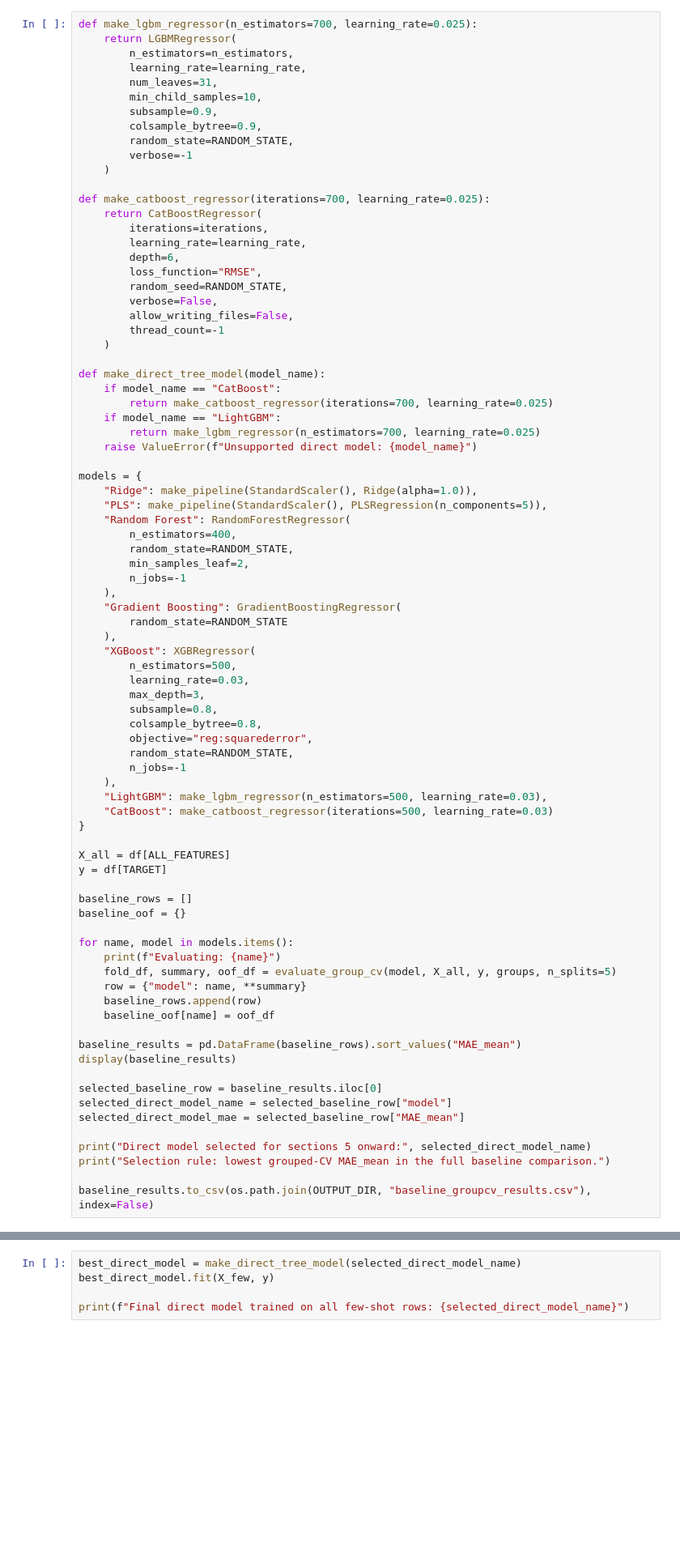
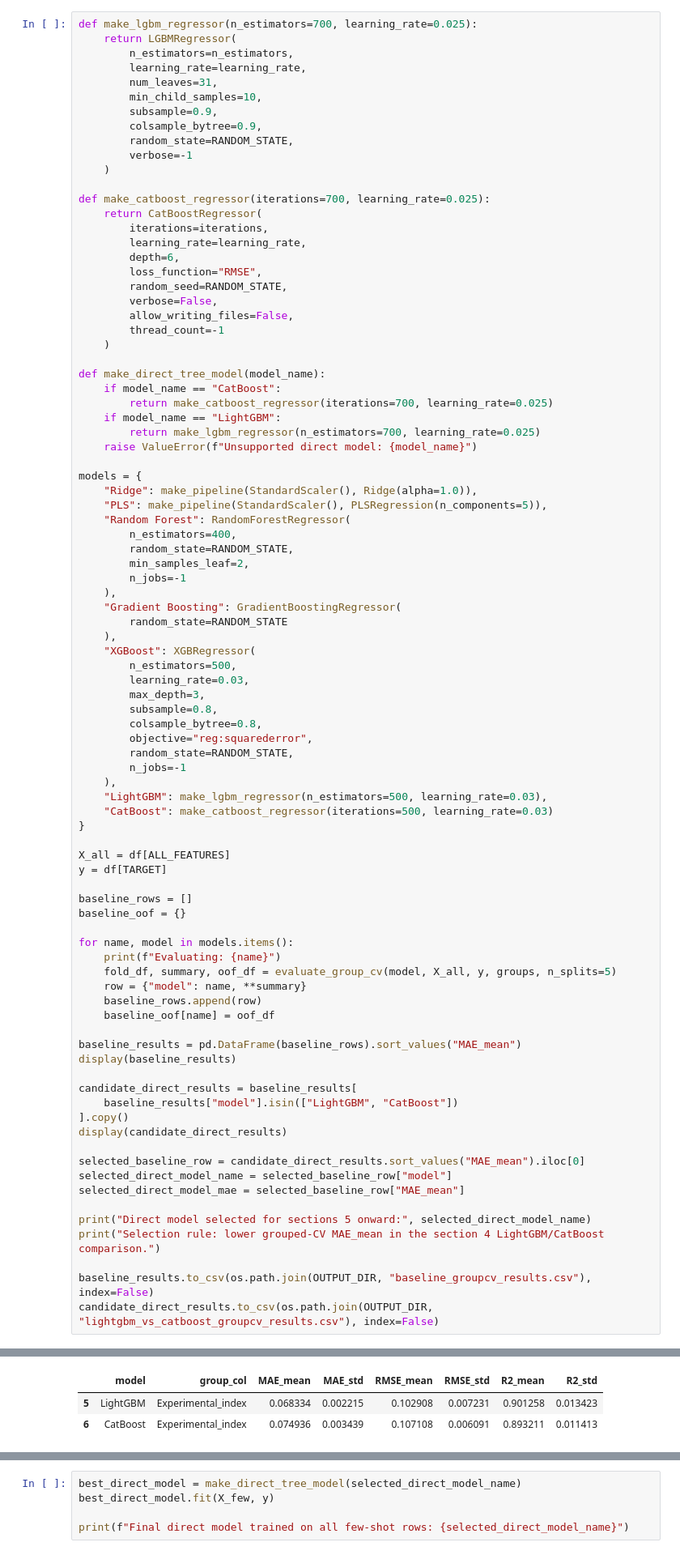
Before and after one commit to Helena94/adaprd, a Jupyter notebook: LAI_drug_release_project_notebook.ipynb, the cells around one changed output, grey strips where cells are left out. Shown at 81% size. Saved outputs shown, nothing was run; the diff lists cells and outputs as text; blank space fills up the shorter version.

```diff
--- a/LAI_drug_release_project_notebook.ipynb
+++ b/LAI_drug_release_project_notebook.ipynb
@@ -734,33 +734,42 @@ for name, model in models.items():
     fold_df, summary, oof_df = evaluate_group_cv(model, X_all, y, groups, n_splits=5)
     row = {"model": name, **summary}
     baseline_rows.append(row)
     baseline_oof[name] = oof_df
 
 baseline_results = pd.DataFrame(baseline_rows).sort_values("MAE_mean")
 display(baseline_results)
 
-selected_baseline_row = baseline_results.iloc[0]
+candidate_direct_results = baseline_results[
+    baseline_results["model"].isin(["LightGBM", "CatBoost"])
+].copy()
+display(candidate_direct_results)
+
+selected_baseline_row = candidate_direct_results.sort_values("MAE_mean").iloc[0]
 selected_direct_model_name = selected_baseline_row["model"]
 selected_direct_model_mae = selected_baseline_row["MAE_mean"]
 
 print("Direct model selected for sections 5 onward:", selected_direct_model_name)
-print("Selection rule: lowest grouped-CV MAE_mean in the full baseline comparison.")
+print("Selection rule: lower grouped-CV MAE_mean in the section 4 LightGBM/CatBoost comparison.")
 
 baseline_results.to_csv(os.path.join(OUTPUT_DIR, "baseline_groupcv_results.csv"), index=False)
+candidate_direct_results.to_csv(os.path.join(OUTPUT_DIR, "lightgbm_vs_catboost_groupcv_results.csv"), index=False)
 # %% [output]
 Evaluating: Ridge
 Evaluating: PLS
 Evaluating: Random Forest
 Evaluating: Gradient Boosting
 Evaluating: XGBoost
 Evaluating: LightGBM
 Evaluating: CatBoost
 |  | model | group_col | MAE_mean | MAE_std | RMSE_mean | RMSE_std | R2_mean | R2_std |
 | 5 | LightGBM | Experimental_index | 0.068334 | 0.002215 | 0.102908 | 0.007231 | 0.901258 | 0.013423 |
 | 2 | Random Forest | Experimental_index | 0.068927 | 0.004928 | 0.106075 | 0.013747 | 0.894348 | 0.025611 |
 | 6 | CatBoost | Experimental_index | 0.074936 | 0.003439 | 0.107108 | 0.006091 | 0.893211 | 0.011413 |
 | 4 | XGBoost | Experimental_index | 0.085904 | 0.008268 | 0.117580 | 0.010577 | 0.869662 | 0.032344 |
 | 3 | Gradient Boosting | Experimental_index | 0.089919 | 0.004359 | 0.122873 | 0.005696 | 0.858785 | 0.021168 |
 | 0 | Ridge | Experimental_index | 0.197757 | 0.014758 | 0.241499 | 0.015624 | 0.458120 | 0.049181 |
 | 1 | PLS | Experimental_index | 0.205782 | 0.013508 | 0.249704 | 0.012826 | 0.420816 | 0.040390 |
+|  | model | group_col | MAE_mean | MAE_std | RMSE_mean | RMSE_std | R2_mean | R2_std |
+| 5 | LightGBM | Experimental_index | 0.068334 | 0.002215 | 0.102908 | 0.007231 | 0.901258 | 0.013423 |
+| 6 | CatBoost | Experimental_index | 0.074936 | 0.003439 | 0.107108 | 0.006091 | 0.893211 | 0.011413 |
 Direct model selected for sections 5 onward: LightGBM
```
Also changed, not shown: parts of 11 cells of this notebook.
